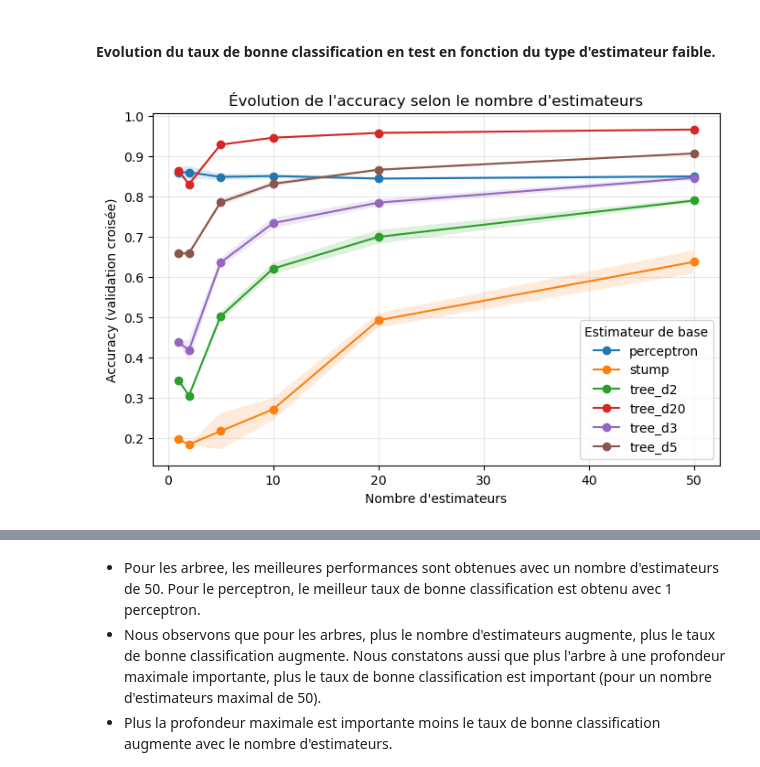
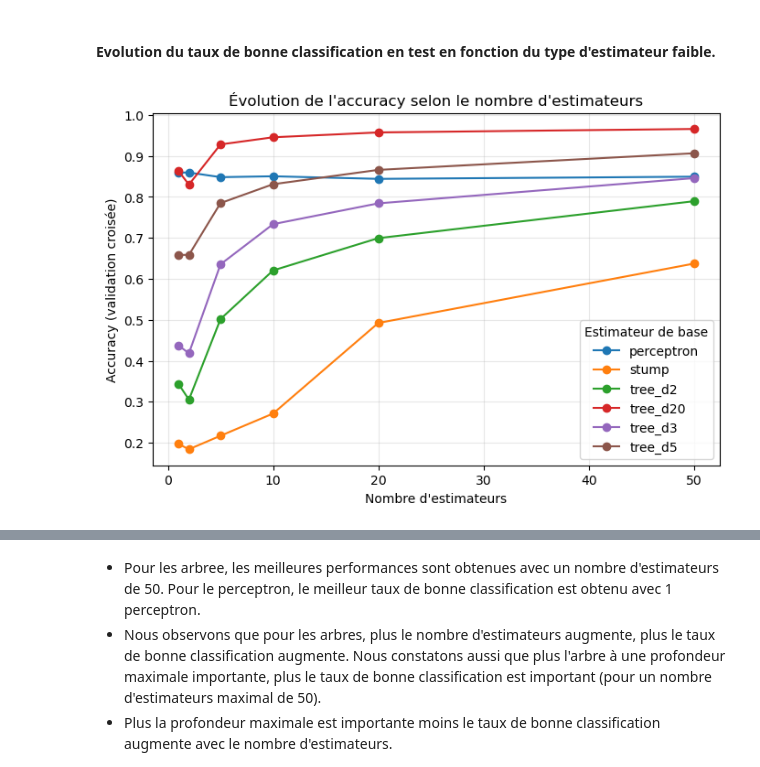
Before and after one commit to jnotarangelo/AdaBoost, a Jupyter notebook: Restitution.ipynb, the cells around one changed output, grey strips where cells are left out. Saved outputs shown, nothing was run; the diff lists cells and outputs as text; code cells hidden in the pictures.

```diff
--- a/Restitution.ipynb
+++ b/Restitution.ipynb
@@ -214,23 +245,23 @@ df_best_results
 # %%
 fig, ax = plt.subplots(figsize=(8, 5))
 
-for estimator_name, sub in df_accuracy.groupby("estimator"):
-    ax.plot(sub["n_estimators"], sub["accuracy_cv"],
+for estimator_name, sub in df_results.groupby("estimator"):
+    ax.plot(sub["n_estimators"], sub["accuracy"],
             marker="o", label=estimator_name)
     ax.fill_between(sub["n_estimators"],
-                    sub["accuracy_cv"] - sub["std_cv"],
-                    sub["accuracy_cv"] + sub["std_cv"],
+                    sub["accuracy"],
+                    sub["accuracy"],
                     alpha=0.15)
 
 ax.set_xlabel("Nombre d'estimateurs")
 ax.set_ylabel("Accuracy (validation croisée)")
 ax.set_title("Évolution de l'accuracy selon le nombre d'estimateurs")
 ax.legend(title="Estimateur de base")
 ax.grid(True, alpha=0.3)
 plt.savefig("images/graphs/accuracy_vs_n_estimators.png", dpi=300, bbox_inches="tight")
 plt.show()
 # %% [output]
-[figure, old version]
+[figure, new version]
 # %% [markdown]
 <img src="images/graphs/accuracy_vs_n_estimators.png" alt= "Matrice de confusion perceptron" width="500">
 # %% [markdown]
```
Also changed, not shown: parts of 27 cells of this notebook, 34 other files.
